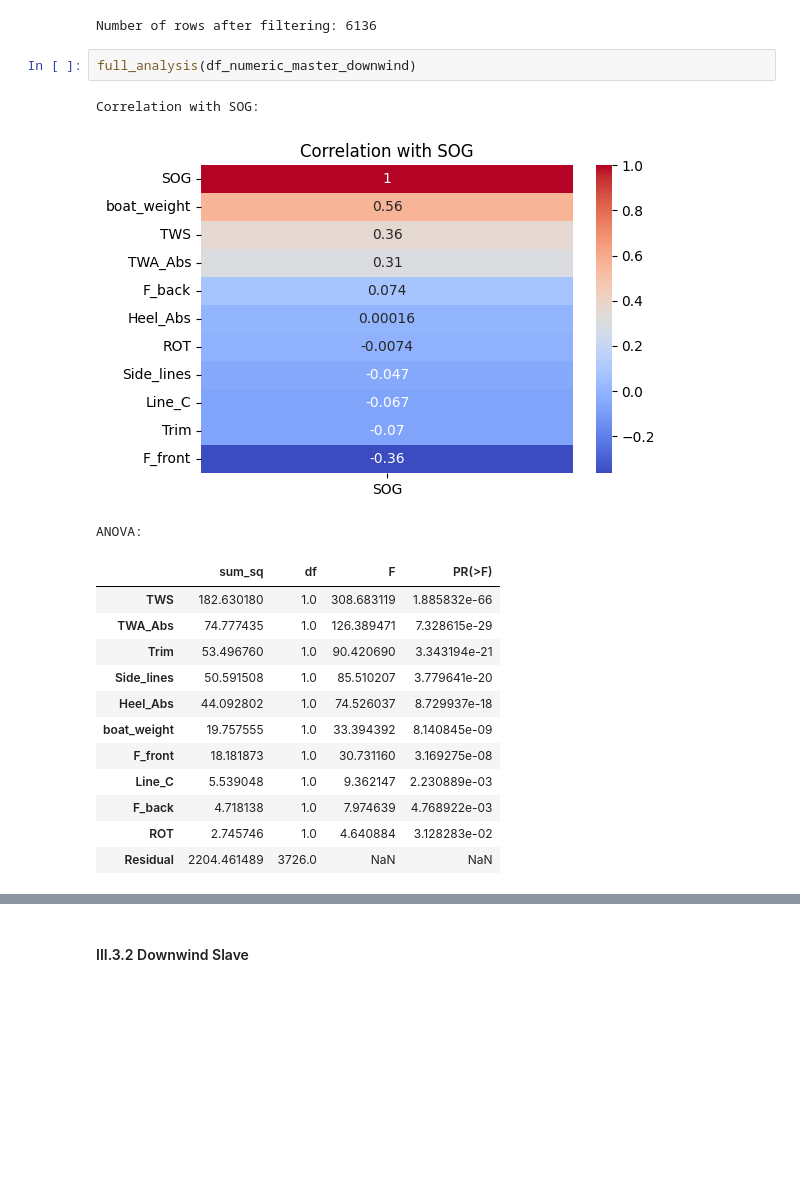
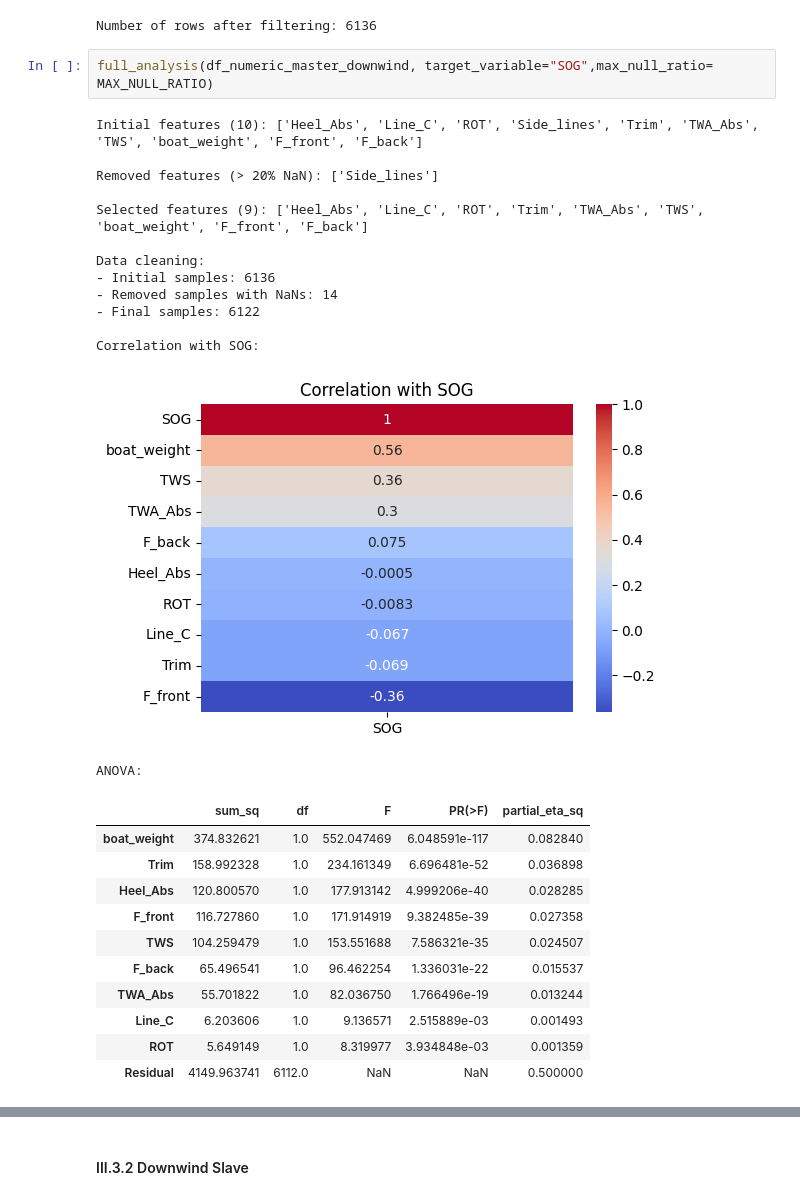
Before and after one commit to HusamJubranEPFL/FormulaKiteDataAnalysis, a Jupyter notebook: Straight Run/analysis_senseboard.ipynb, the cells around one changed output, grey strips where cells are left out. Cells and saved outputs as stored; diff of their text form; blank space fills up the shorter version.

```diff
--- a/Straight Run/analysis_senseboard.ipynb
+++ b/Straight Run/analysis_senseboard.ipynb
@@ -861,21 +736,31 @@ print(f"Number of rows after filtering: {len(df_numeric_master_downwind)}")
 # %% [output]
 Number of rows after filtering: 6136
 # %%
-full_analysis(df_numeric_master_downwind)
+full_analysis(df_numeric_master_downwind, target_variable="SOG",max_null_ratio= MAX_NULL_RATIO)
 # %% [output]
+Initial features (10): ['Heel_Abs', 'Line_C', 'ROT', 'Side_lines', 'Trim', 'TWA_Abs', 'TWS', 'boat_weight', 'F_front', 'F_back']
+
+Removed features (> 20% NaN): ['Side_lines']
+
+Selected features (9): ['Heel_Abs', 'Line_C', 'ROT', 'Trim', 'TWA_Abs', 'TWS', 'boat_weight', 'F_front', 'F_back']
+
+Data cleaning:
+- Initial samples: 6136
+- Removed samples with NaNs: 14
+- Final samples: 6122
+
 Correlation with SOG:
-[figure, old version]
+[figure, new version]
 ANOVA:
-|  | sum_sq | df | F | PR(>F) |
-| TWS | 182.630180 | 1.0 | 308.683119 | 1.885832e-66 |
-| TWA_Abs | 74.777435 | 1.0 | 126.389471 | 7.328615e-29 |
-| Trim | 53.496760 | 1.0 | 90.420690 | 3.343194e-21 |
-| Side_lines | 50.591508 | 1.0 | 85.510207 | 3.779641e-20 |
-| Heel_Abs | 44.092802 | 1.0 | 74.526037 | 8.729937e-18 |
-| boat_weight | 19.757555 | 1.0 | 33.394392 | 8.140845e-09 |
-| F_front | 18.181873 | 1.0 | 30.731160 | 3.169275e-08 |
-| Line_C | 5.539048 | 1.0 | 9.362147 | 2.230889e-03 |
-| F_back | 4.718138 | 1.0 | 7.974639 | 4.768922e-03 |
-| ROT | 2.745746 | 1.0 | 4.640884 | 3.128283e-02 |
-| Residual | 2204.461489 | 3726.0 | NaN | NaN |
+|  | sum_sq | df | F | PR(>F) | partial_eta_sq |
+| boat_weight | 374.832621 | 1.0 | 552.047469 | 6.048591e-117 | 0.082840 |
+| Trim | 158.992328 | 1.0 | 234.161349 | 6.696481e-52 | 0.036898 |
+| Heel_Abs | 120.800570 | 1.0 | 177.913142 | 4.999206e-40 | 0.028285 |
+| F_front | 116.727860 | 1.0 | 171.914919 | 9.382485e-39 | 0.027358 |
+| TWS | 104.259479 | 1.0 | 153.551688 | 7.586321e-35 | 0.024507 |
+| F_back | 65.496541 | 1.0 | 96.462254 | 1.336031e-22 | 0.015537 |
+| TWA_Abs | 55.701822 | 1.0 | 82.036750 | 1.766496e-19 | 0.013244 |
+| Line_C | 6.203606 | 1.0 | 9.136571 | 2.515889e-03 | 0.001493 |
+| ROT | 5.649149 | 1.0 | 8.319977 | 3.934848e-03 | 0.001359 |
+| Residual | 4149.963741 | 6112.0 | NaN | NaN | 0.500000 |
 Polynomial fit:
```
Also changed, not shown: parts of 26 cells of this notebook, 2 other files.
